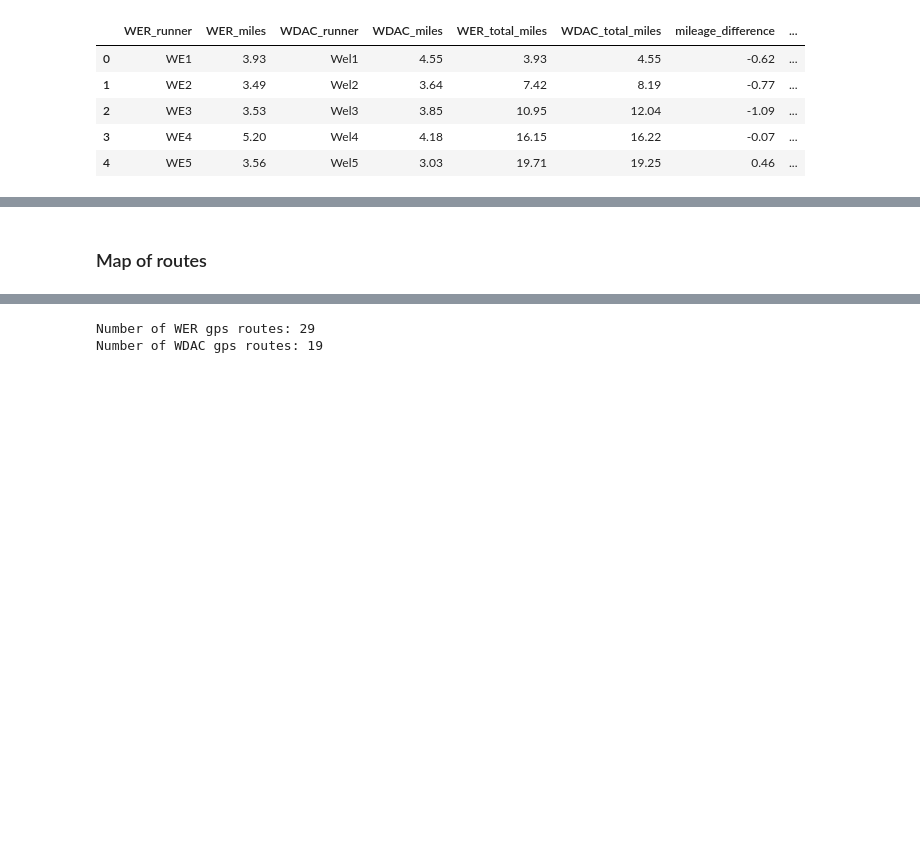
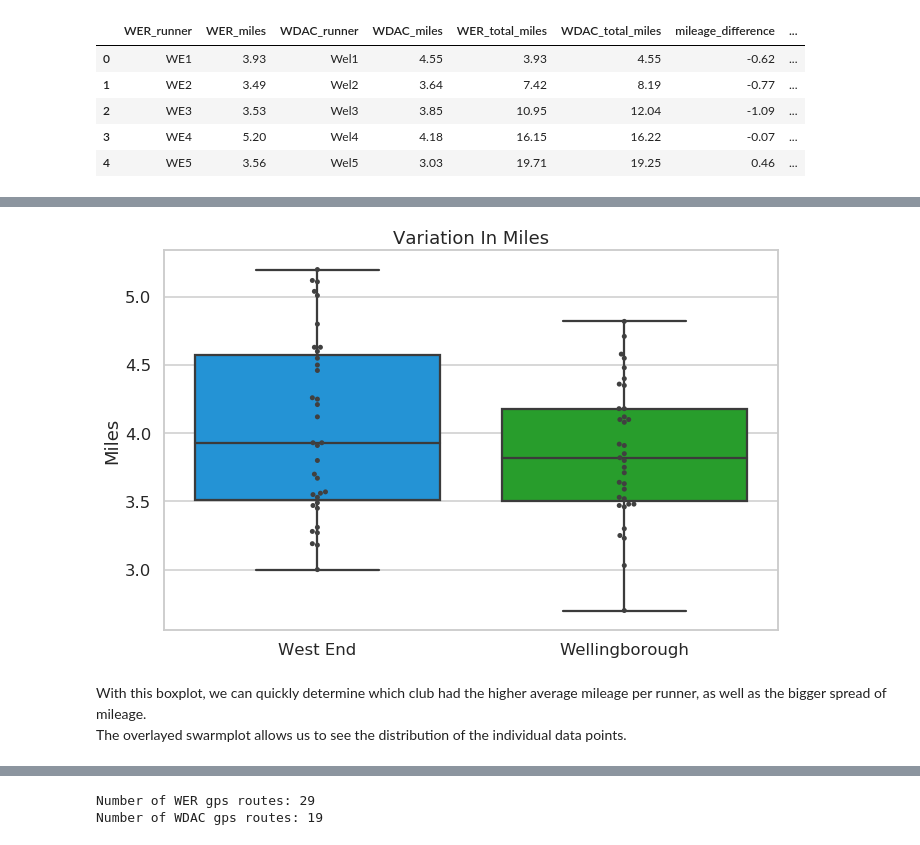
Before and after one commit to tamelamaciel/virtual_running_relays, a Jupyter notebook: virtual_running_relays_WERvsWell_9May2020.ipynb, the cells around one changed output, grey strips where cells are left out. Saved outputs shown, nothing was run; the diff lists cells and outputs as text; code cells hidden in the pictures; blank space fills up the shorter version.

```diff
--- a/virtual_running_relays_WERvsWell_9May2020.ipynb
+++ b/virtual_running_relays_WERvsWell_9May2020.ipynb
@@ -224,19 +238,22 @@ Let's look at the variation within the two clubs with a boxplot.
 First we need to reshape the data a bit. We'll create a new dataframe that has one column for miles and one column for club:
 # %%
 #west end club df
-df_we=df[['time','west_end_runner','wer_miles']] #create a new dataframe with just time, club and miles
-df_we.columns= ['time','club','miles'] #rename columns to be more generic
+df_we=df[['WER_runner','WER_miles']] #create a new dataframe with just club and miles
+df_we.columns= ['club','miles'] #rename columns to be more generic
 df_we.loc[:,'club']='West End' #assign 'West End' to all values for club
 
-#wigston phoenix club df
-df_wp=df[['time','wigston_phoenix_runner','wp_miles']] #create a new dataframe with just time, club and miles
-df_wp.columns= ['time','club','miles'] #rename columns to be more generic
-df_wp.loc[:,'club']='Wigston Phoenix' #assign 'Wigston Phoenix' to all values for club
+#rival club df
+df_bteam=df[[bteam+'_runner',bteam+'_miles']] #create a new dataframe with just club and miles
+df_bteam.columns= ['club','miles'] #rename columns to be more generic
+if bteam=='WP':
+    df_bteam.loc[:,'club']='Wigston Phoenix'
+elif bteam=='WDAC':
+    df_bteam.loc[:,'club']='Wellingborough'
 
 #concat the two club dataframes into one
-df_merge=pd.concat([df_we,df_wp], ignore_index=True)
+df_merge=pd.concat([df_we,df_bteam], ignore_index=True)
 
 #sort by time
-df_merge.sort_values(by=['time'],ignore_index=True,inplace=True)
+#df_merge.sort_values(by=['time'],ignore_index=True,inplace=True)
 
-df_merge.head(10)
+df_merge.sample(10)
@@ -243,15 +277,34 @@ df_merge.head(10)
 # %%
 # Draw a boxplot to variation between the two clubs runner mileage
 plt.figure(figsize=(11,7))
 
-colours={"West End":sns.xkcd_rgb["azure"],"Wigston Phoenix":sns.xkcd_rgb["green"]}
+sns.set(style="whitegrid")
+sns.set_context("talk") #makes labels and text bigger
+
+#set font
+mpl.rcParams['text.usetex'] = False
+mpl.rcParams['font.family'] = "Gill Sans MT"
+
+if bteam=='WP':
+    colours={'West End':sns.xkcd_rgb["azure"],'Wigston Phoenix':sns.xkcd_rgb["green"]}
+if bteam=='WDAC':
+    colours={'West End':sns.xkcd_rgb["azure"],'Wellingborough':sns.xkcd_rgb["green"]}
+
 
 ax=sns.boxplot(x="club", y="miles", data=df_merge,palette=colours)
 ax=sns.swarmplot(x="club", y="miles", data=df_merge, color=".25")
-sns.despine()
+#sns.despine()
 
-plt.title("Variation in Miles")
+plt.title("Variation In Miles")
 plt.ylabel("Miles")
 plt.xlabel("")
+
+# save plot
+plt.savefig("boxplot_mileage_variation"+ateam+"_"+bteam+".png",dpi=300,bbox_inches='tight') #bbox_inches=tight prevents the image being cutoff during save
+
+plt.show()
+# %% [output]
+[figure, added]
-# %% [markdown]
-### Map of routes
+# %% [markdown]
+With this boxplot, we can quickly determine which club had the higher average mileage per runner, as well as the bigger spread of mileage.
+The overlayed swarmplot allows us to see the distribution of the individual data points.
```
Also changed, not shown: parts of 25 cells of this notebook, 59 other files.
